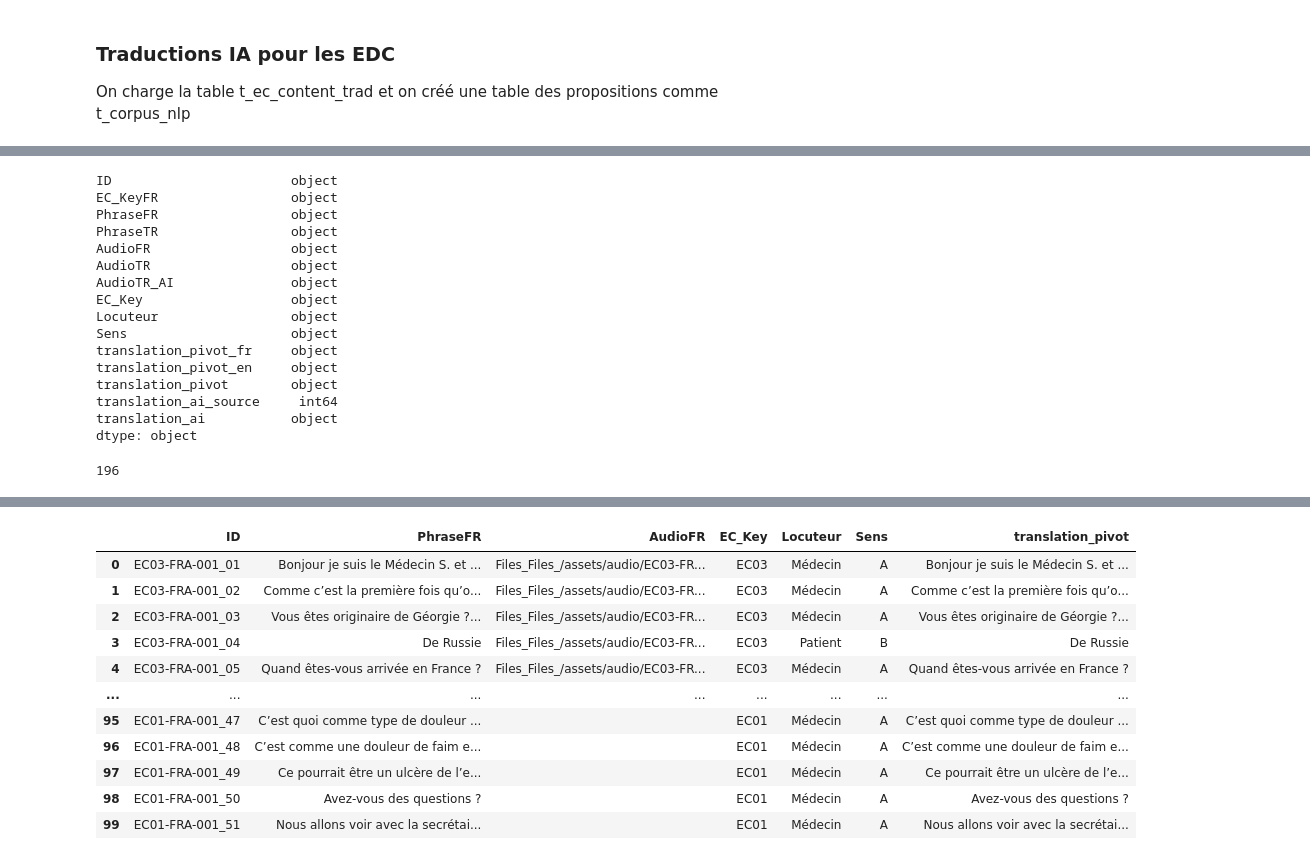
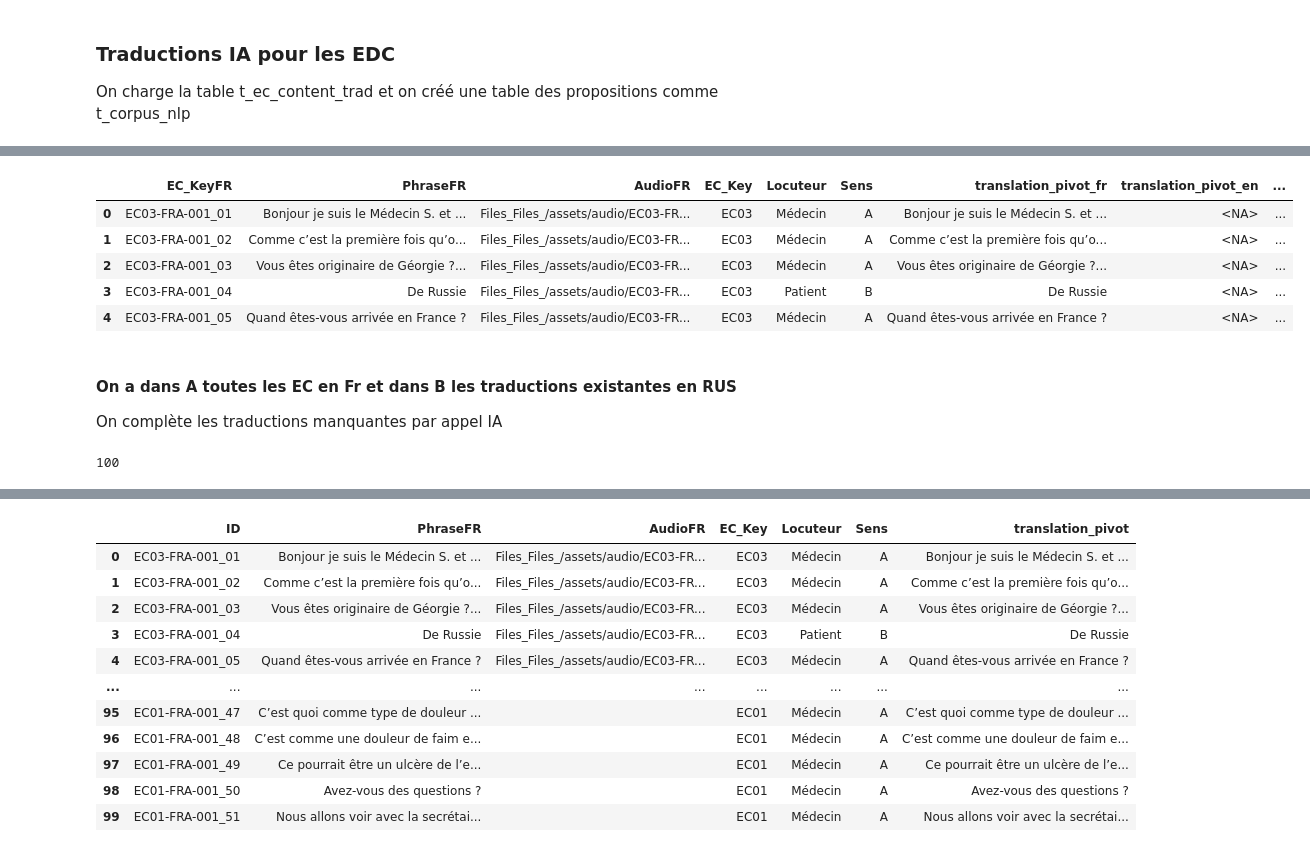
Before and after one commit to gretiere545/langdeck, a Jupyter notebook: langdeck_sync.ipynb, the cells around one changed output, grey strips where cells are left out. Saved outputs shown, nothing was run; the diff lists cells and outputs as text; code cells hidden in the pictures.

```diff
--- a/langdeck_sync.ipynb
+++ b/langdeck_sync.ipynb
@@ -971,8 +1034,15 @@ On charge la table t_ec_content_trad et on créé une table des propositions  co
 tbl = wb.worksheet("t_ec_content_trad")
 data = tbl.get_all_values()
 df_ec_trad = pd.DataFrame(data[1:], columns=data[0])
+'''
 df_ec_trad["translation_pivot_fr"]=pd.NA
 df_ec_trad["translation_pivot_en"]=pd.NA
 df_ec_trad["translation_pivot"]=pd.NA
 df_ec_trad["translation_ai_source"]=0
 df_ec_trad["translation_ai"]=pd.NA
+
+
+trad2_temp = wb.worksheet("t_ec_content_trad2")
+data = trad2_temp.get_all_values()
+df_ec_trad2 = pd.DataFrame(data[1:], columns=data[0])
+'''
@@ -985,6 +1057,8 @@ df_ec_fr["translation_pivot_en"]=pd.NA
 df_ec_fr["translation_pivot"]=df_ec_fr[["translation_pivot_fr","translation_pivot_en"]].apply(lambda x:x[0] if FILTER_PIVOT=="fr" else x[1] , axis=1)
 # %%
 FILTER_PIVOT = "fr"
+FILTER_LANG="pol"
+FILTER_EC = "EC01"
 # on créé une table des propositions comme t_corpus_nlp
 df_ec_nlp = df_langdeck_ai.copy()
 df_ec_nlp.drop(df_ec_nlp.index,inplace=True)
@@ -993,3 +1076,11 @@ df_ec_nlp.drop(df_ec_nlp.index,inplace=True)
 df_ec_fr["id_trad"]=df_ec_fr["ID"].apply(lambda x:x[:5] + FILTER_LANG.upper() + "-" + x[9:])
 # nombre de trad IA disponibles pour chaque clé
 df_ec_fr["translation_ai_source"]=df_ec_fr["id_trad"].apply(lambda x:len(df_ec_nlp.loc[df_ec_nlp["uid"]==x]))
+df_ec_fr["PhraseTR"]=pd.NA
+df_ec_fr["AudioTR"]=pd.NA
+df_ec_fr["AudioTR_AI"]=pd.NA
+'''
+df_ec_fr = pd.merge(df_ec_fr, df_ec_trad2[["ID","translation_ai"]], how="left", left_on="id_trad", right_on="ID")
+df_ec_fr.drop('ID_y', axis=1, inplace=True)
+df_ec_fr.rename(columns={"ID_x":"EC_KeyFR","id_trad":"ID"}, inplace=True)
+'''
@@ -1021,24 +1089,15 @@ from deep_translator import GoogleTranslator
-# %%
-df_ec_fr["translation_ai"]=df_ec_fr["translation_pivot"].apply(lambda x:GoogleTranslator(source=FILTER_PIVOT, target=iso_code).translate(x))
-# %%
-df_ec_trad.dtypes
-# %% [output]
-ID                       object
-EC_KeyFR                 object
-PhraseFR                 object
-PhraseTR                 object
-AudioFR                  object
-AudioTR                  object
-AudioTR_AI               object
-EC_Key                   object
-Locuteur                 object
-Sens                     object
-translation_pivot_fr     object
-translation_pivot_en     object
-translation_pivot        object
-translation_ai_source     int64
-translation_ai           object
-dtype: object
 # %%
 df_ec_fr.rename(columns={"ID":"EC_KeyFR","id_trad":"ID"}, inplace=True)
+# %%
+df_ec_fr.head()
+# %% [output]
+|  | EC_KeyFR | PhraseFR | AudioFR | EC_Key | Locuteur | Sens | translation_pivot_fr | translation_pivot_en | ... |
+| 0 | EC03-FRA-001_01 | Bonjour je suis le Médecin S. et ... | Files_Files_/assets/audio/EC03-FR... | EC03 | Médecin | A | Bonjour je suis le Médecin S. et ... | <NA> | ... |
+| 1 | EC03-FRA-001_02 | Comme c’est la première fois qu’o... | Files_Files_/assets/audio/EC03-FR... | EC03 | Médecin | A | Comme c’est la première fois qu’o... | <NA> | ... |
+| 2 | EC03-FRA-001_03 | Vous êtes originaire de Géorgie ?... | Files_Files_/assets/audio/EC03-FR... | EC03 | Médecin | A | Vous êtes originaire de Géorgie ?... | <NA> | ... |
+| 3 | EC03-FRA-001_04 | De Russie | Files_Files_/assets/audio/EC03-FR... | EC03 | Patient | B | De Russie | <NA> | ... |
+| 4 | EC03-FRA-001_05 | Quand êtes-vous arrivée en France ? | Files_Files_/assets/audio/EC03-FR... | EC03 | Médecin | A | Quand êtes-vous arrivée en France ? | <NA> | ... |
+# %% [markdown]
+#### On a dans A toutes les EC en Fr et dans B les traductions existantes en RUS
+On complète les traductions manquantes par appel IA
 # %%
@@ -1046,5 +1105,5 @@ df_ec_fr.rename(columns={"ID":"EC_KeyFR","id_trad":"ID"}, inplace=True)
 df_newlines = df_ec_fr[~df_ec_fr["ID"].isin(df_ec_trad["ID"])]
 # %%
-len(df_ec_trad)
+len(df_newlines)
 # %% [output]
-196
+100
```
Also changed, not shown: parts of 50 cells of this notebook.
